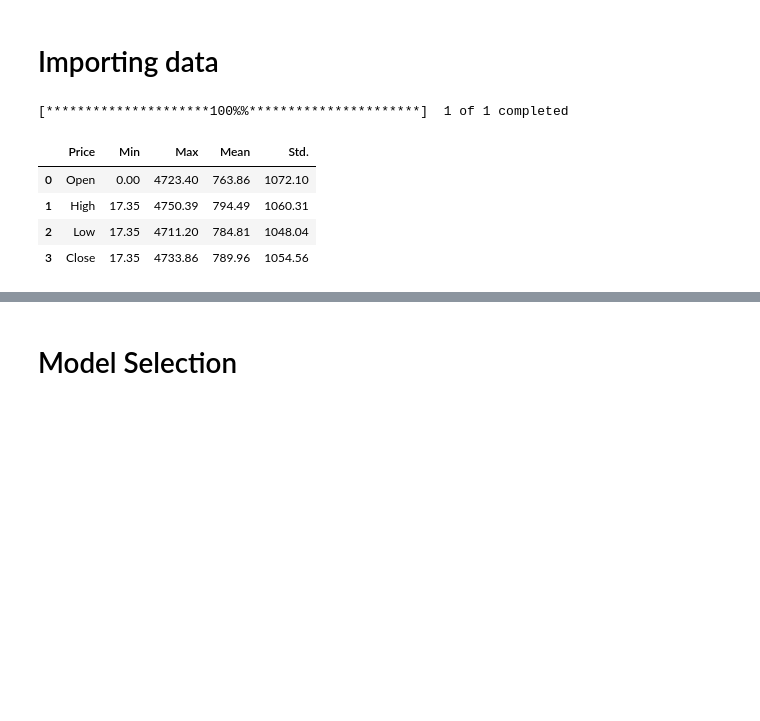
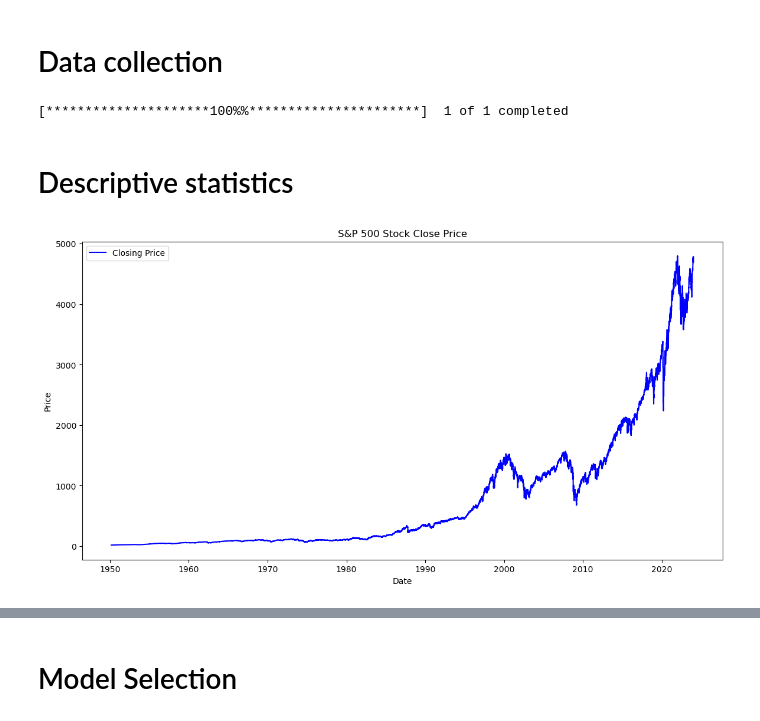
Before and after one commit to rinaaro/TS-project---HMM, a Jupyter notebook: Data_collection.ipynb, the cells around one changed output, grey strips where cells are left out. Cells and saved outputs as stored; diff of their text form; code cells hidden in the pictures; blank space fills up the shorter version.

```diff
--- a/Data_collection.ipynb
+++ b/Data_collection.ipynb
@@ -12,6 +14,6 @@ from sklearn.metrics import mean_squared_error
 import hmmlearn as hmm
 from hmmlearn.hmm import GaussianHMM
 import matplotlib.pyplot as plt
-# %% [markdown]
-# Importing data
+# %% [markdown]
+# Data collection
 # %%
@@ -35,15 +31,20 @@ data.to_csv('data.csv', sep=';')
 # %% [output]
 [*********************100%%**********************]  1 of 1 completed
 # %%
-data_monthly = data.resample('MS', on='Date').mean()  # Monthly averages on the 1st of the month
+data_monthly = data.resample('MS', on='Date').mean()   #Monthly averages on the 1st of the month
 data_monthly = data_monthly.round(2)
-data_monthly
-# %% [output]
-|  | Price | Min | Max | Mean | Std. |
-| 0 | Open | 0.00 | 4723.40 | 763.86 | 1072.10 |
-| 1 | High | 17.35 | 4750.39 | 794.49 | 1060.31 |
-| 2 | Low | 17.35 | 4711.20 | 784.81 | 1048.04 |
-| 3 | Close | 17.35 | 4733.86 | 789.96 | 1054.56 |
+# %% [markdown]
+# Descriptive statistics
+# %%
+plt.figure(figsize=(14, 7))
+plt.plot(data.index, data['Close'], label='Closing Price', color='blue')
+plt.title('S&P 500 Stock Close Price')
+plt.xlabel('Date')
+plt.ylabel('Price')
+plt.legend()
+plt.show()
+# %% [output]
+[figure, added]
 # %%
 descriptive_stats = {
     "Price": ["Open", "High", "Low", "Close"],
```
Also changed, not shown: parts of 13 cells of this notebook.
